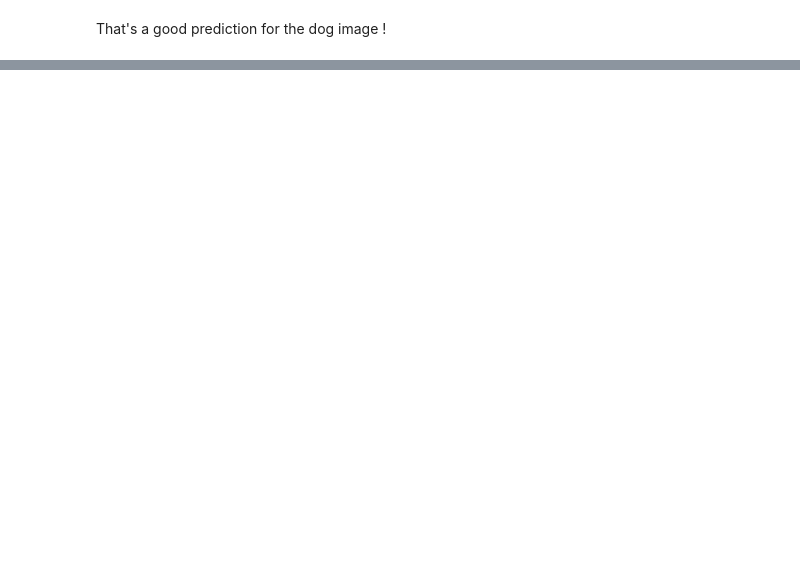
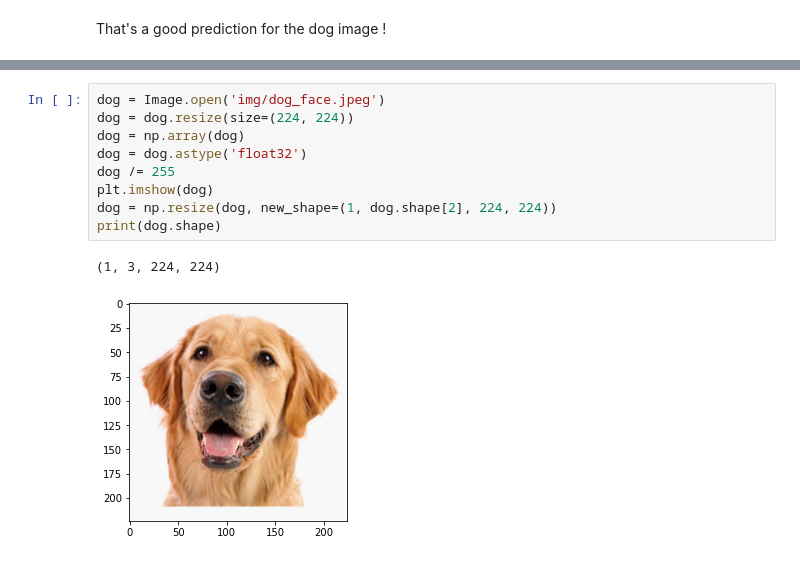
Before and after one commit to AnthonyJaquaniello/Deep_Learning, a Jupyter notebook: Convnet.ipynb, the cells around one changed output, grey strips where cells are left out. Saved outputs shown, nothing was run; the diff lists cells and outputs as text; blank space fills up the shorter version.

```diff
--- a/Convnet.ipynb
+++ b/Convnet.ipynb
@@ -339,0 +377,12 @@ That's a good prediction for the dog image !
+# %%
+dog = Image.open('img/dog_face.jpeg')
+dog = dog.resize(size=(224, 224))
+dog = np.array(dog)
+dog = dog.astype('float32')
+dog /= 255
+plt.imshow(dog)
+dog = np.resize(dog, new_shape=(1, dog.shape[2], 224, 224))
+print(dog.shape)
+# %% [output]
+(1, 3, 224, 224)
+[figure, added]
```
Also changed, not shown: parts of 17 cells of this notebook, 1 other file.
